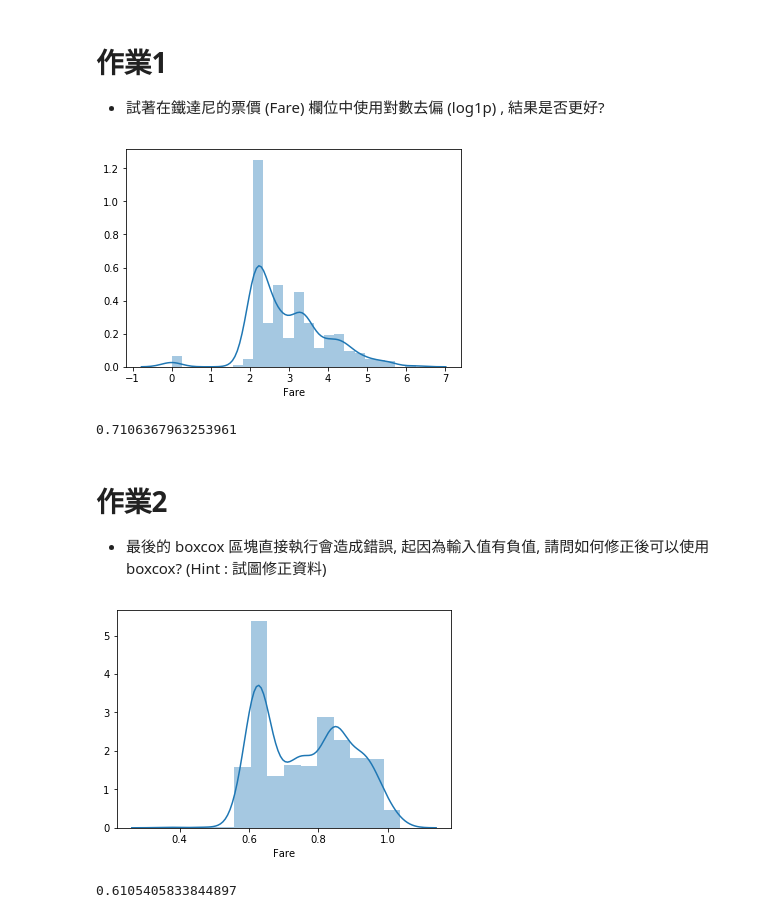
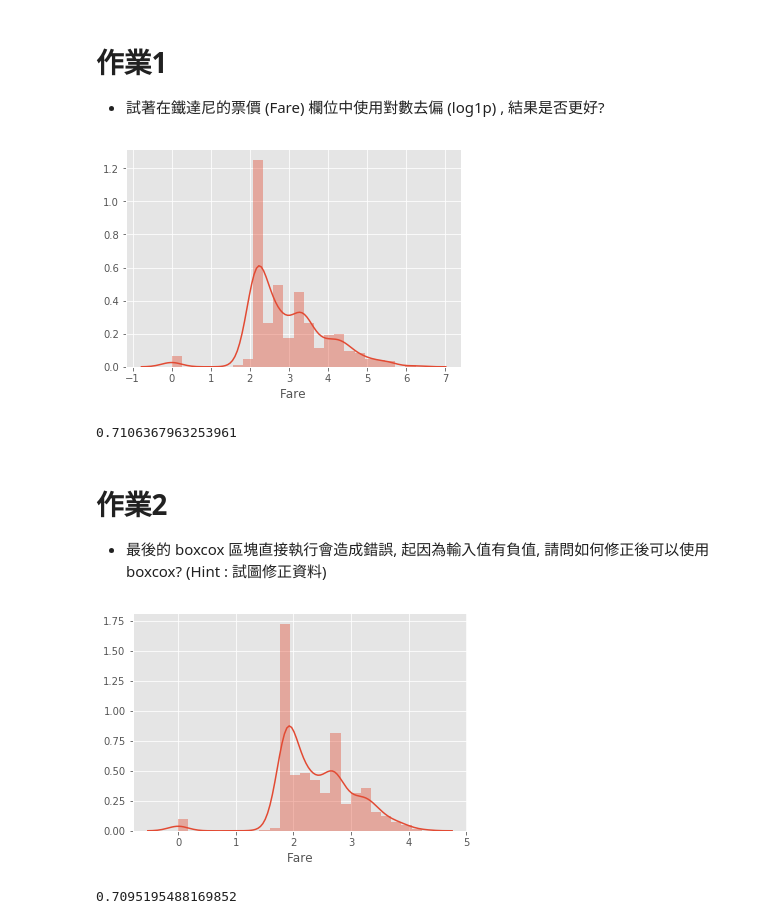
Before and after one commit to Noraaxx/2nd-ML100Days, a Jupyter notebook: homework/Day_021_HW.ipynb, the cells around one changed output. Saved outputs shown, nothing was run; the diff lists cells and outputs as text; code cells hidden in the pictures.

```diff
--- a/homework/Day_021_HW.ipynb
+++ b/homework/Day_021_HW.ipynb
@@ -16,6 +16,12 @@ import copy
 from sklearn.preprocessing import MinMaxScaler
 from sklearn.model_selection import cross_val_score
 from sklearn.linear_model import LogisticRegression
+import seaborn as sns
+import matplotlib.pyplot as plt
+plt.style.use('ggplot')
+
+import warnings
+warnings.filterwarnings('ignore')
 
 data_path = 'data/'
 df_train = pd.read_csv(data_path + 'titanic_train.csv')
@@ -88,7 +92,7 @@ train_X = df_fixed[:train_num]
 estimator = LogisticRegression()
 cross_val_score(estimator, train_X, train_Y, cv=5).mean()
 # %% [output]
-[figure, old version]
+[figure, new version]
 0.7106367963253961
 # %% [markdown]
 # 作業2
@@ -96,19 +100,19 @@ cross_val_score(estimator, train_X, train_Y, cv=5).mean()
 # %%
 # 將 Fare 取 boxcox 後, 看散佈圖, 並計算分數 (執行會有 error, 請試圖修正)
 from scipy import stats
 df_fixed = copy.deepcopy(df)
 
-df_fixed = df_fixed.loc[df_fixed.Fare> 0]
+# 修正方式 : 加入下面這一行, 使最小值大於 0, 類似log1p的概念
+df_fixed['Fare'] = df_fixed['Fare'] + 1
 
-df_fixed['Fare'] = stats.boxcox(df_fixed['Fare'], lmbda=0.15)
 df_fixed['Fare'] = stats.boxcox(df_fixed['Fare'])[0]
 sns.distplot(df_fixed['Fare'][:train_num])
 plt.show()
 
 df_fixed = MMEncoder.fit_transform(df_fixed)
 train_X = df_fixed[:train_num]
 estimator = LogisticRegression()
 cross_val_score(estimator, train_X, train_Y, cv=5).mean()
 # %% [output]
-[figure, old version]
+[figure, new version]
-0.6105405833844897
+0.7095195488169852
```
Also changed, not shown: parts of 1 cell of this notebook.
